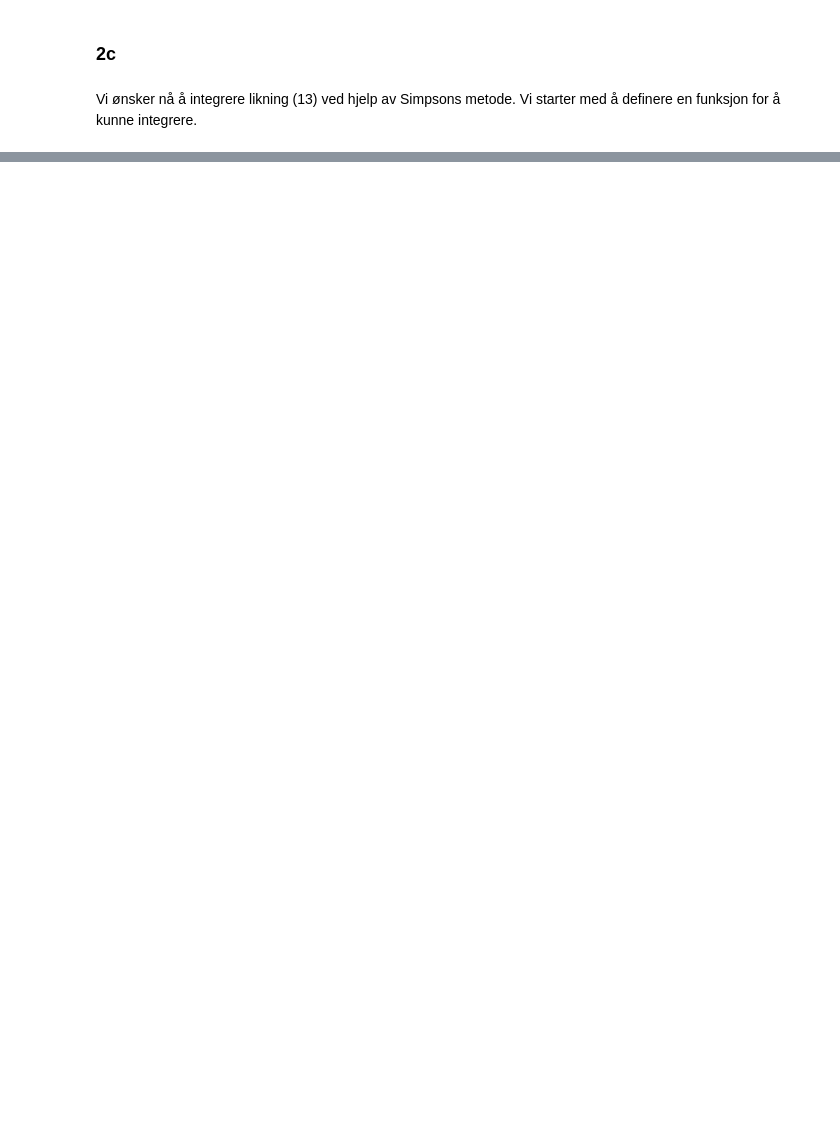
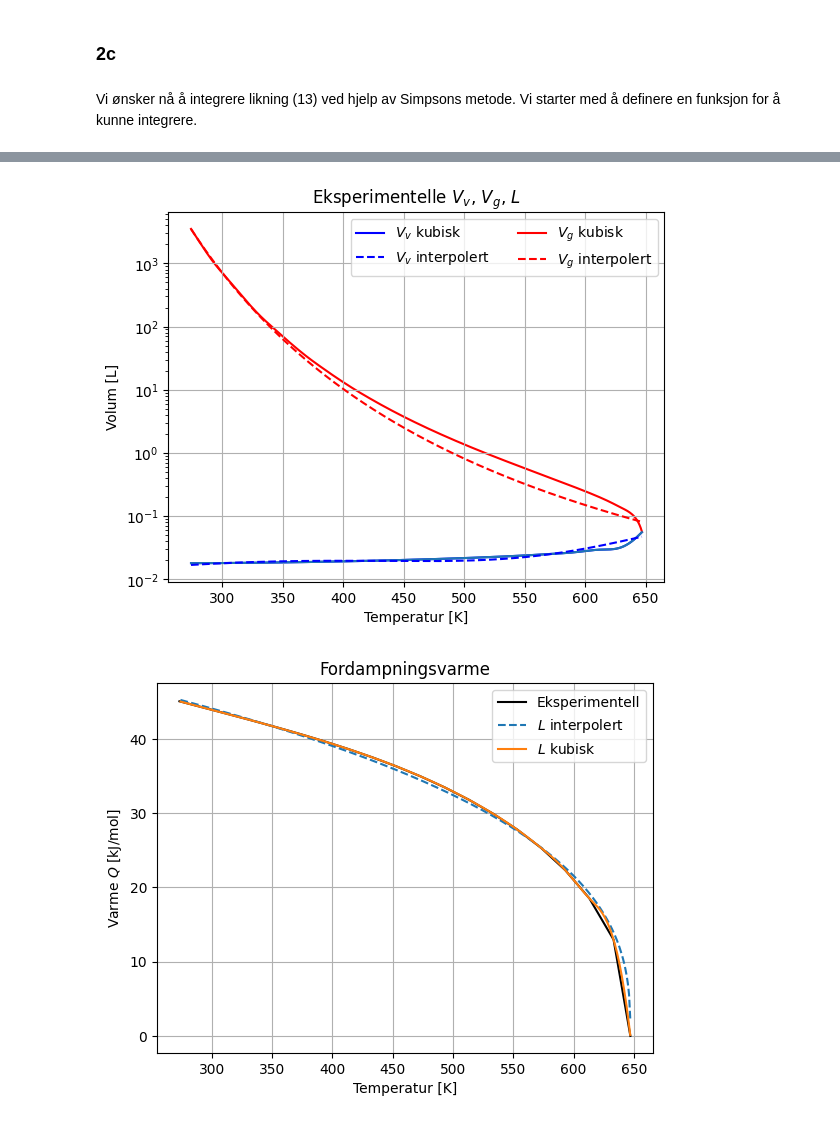
Before and after one commit to willidu/TMA4320, a Jupyter notebook: tekfys-prosjekt/oppgave2.ipynb, the cells around one changed output, grey strips where cells are left out. Drawn from its saved outputs; the diff is of its cells as text; code cells hidden in the pictures; blank space fills up the shorter version.

```diff
--- a/tekfys-prosjekt/oppgave2.ipynb
+++ b/tekfys-prosjekt/oppgave2.ipynb
@@ -137,0 +184,33 @@ ValueError: x and y must have same first dimension, but have shapes (374,) and (
+# %%
+Vv_cubic = scipy.interpolate.CubicSpline(T_Vv_exp, Vv_exp)
+Vg_cubic = scipy.interpolate.CubicSpline(T_Vg_exp, Vg_exp)
+L_cubic = scipy.interpolate.CubicSpline(T_L_exp, L_exp)
+
+plt.plot(temp_arr, Vv_cubic(temp_arr))
+
+plt.semilogy(temp_arr, Vv_cubic(temp_arr), label=r'$V_v$ kubisk', c='b', ls='-', zorder=1)
+plt.semilogy(temp_arr, Vv(temp_arr), label=r"$V_v$ interpolert", c='b', ls='--', zorder=2)
+
+#Plotter spesifikt volum av vanndamp som funksjon av temperatur
+plt.semilogy(temp_arr, Vg_cubic(temp_arr), label=r'$V_g$ kubisk', c='r', ls='-', zorder=1)
+plt.semilogy(temp_arr, Vg(temp_arr), label=r"$V_g$ interpolert", c='r', ls='--', zorder=2)
+
+plt.xlabel("Temperatur [K]")
+plt.ylabel("Volum [L]")
+plt.title('Eksperimentelle $V_v$, $V_g$, $L$')
+plt.legend(ncol=2)
+plt.grid()
+plt.show()
+
+plt.plot(T_L_exp, L_exp*1e-3, label="Eksperimentell", color='k')
+plt.plot(temp_arr, L(temp_arr)*1e-3, label=r"$L$ interpolert", ls='--')
+plt.plot(temp_arr, L_cubic(temp_arr)*1e-3, label=r'$L$ kubisk')
+plt.title("Fordampningsvarme")
+plt.xlabel("Temperatur [K]")
+plt.ylabel("Varme $Q$ [kJ/mol]")
+plt.legend()
+plt.grid()
+plt.show()
+# %% [output]
+[figure, added]
+[figure, added]
```
Also changed, not shown: parts of 12 cells of this notebook, 1 other file.
